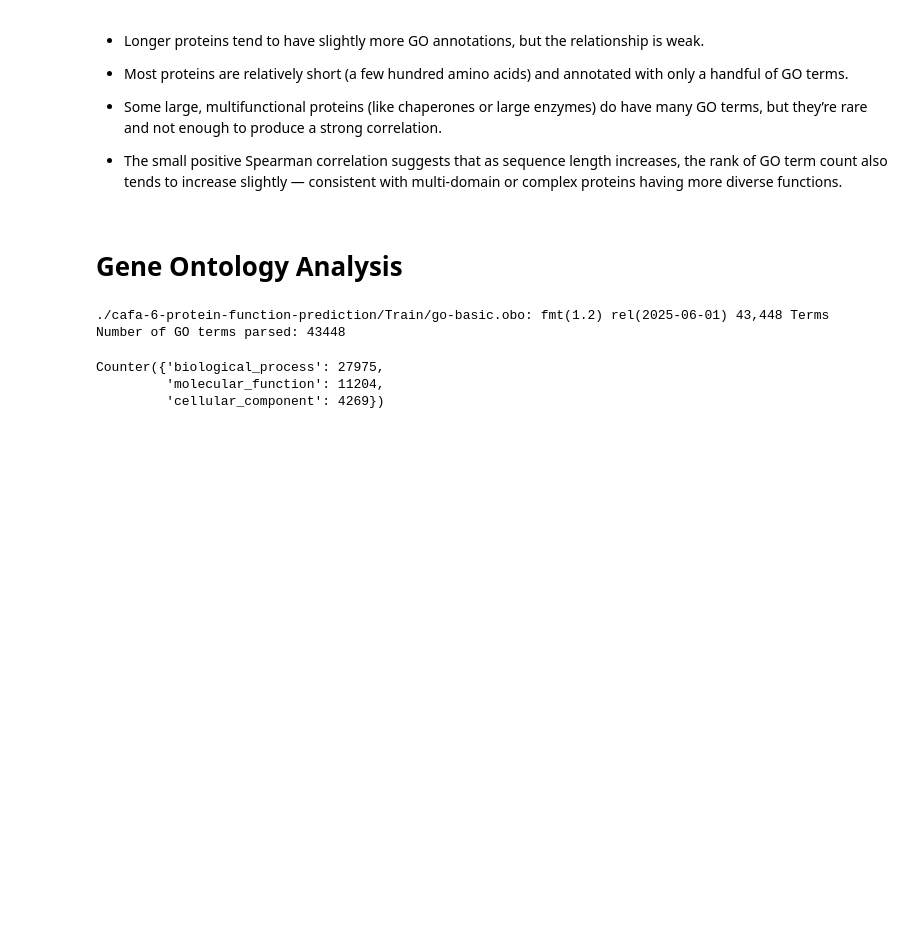
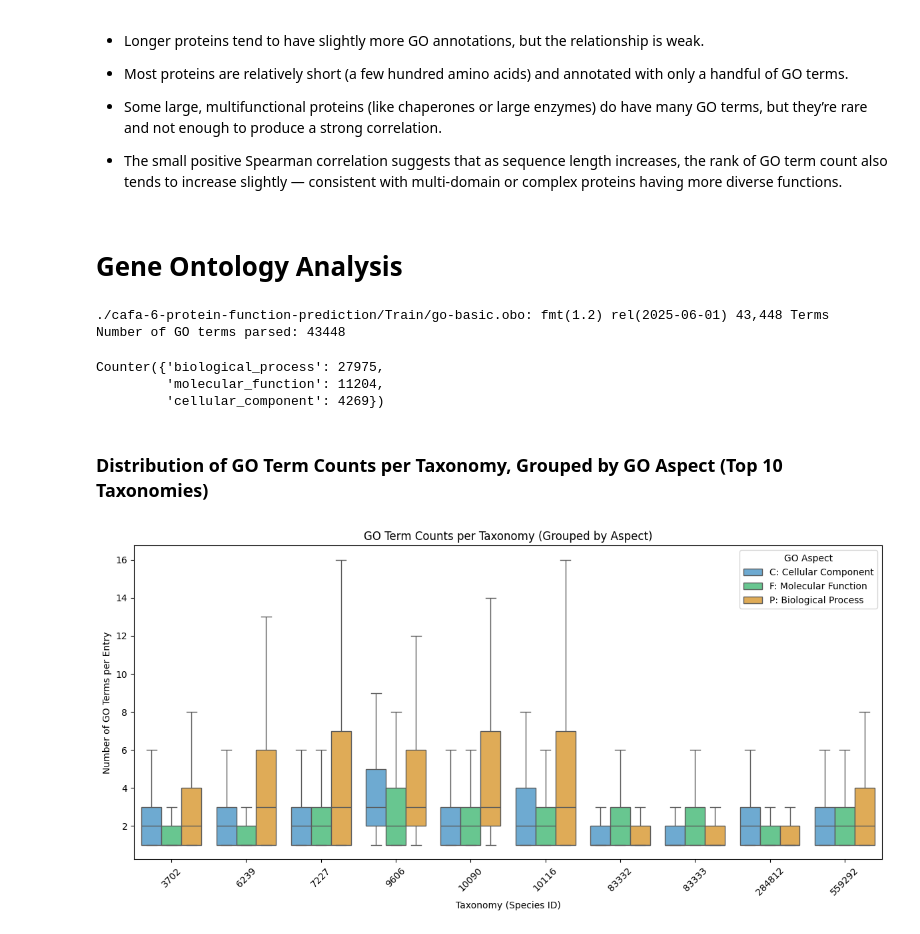
Before and after one commit to cerealhugger/cafa6-protein-function-analysis, a Jupyter notebook: data_analysis.ipynb, the cells around one changed output. Cells and saved outputs as stored; diff of their text form; code cells hidden in the pictures; blank space fills up the shorter version.

Commit message:
Finish the box plot, distribution of GO Term Counts per Taxonomy. (Top 10 Taxonomies)

```diff
--- a/data_analysis.ipynb
+++ b/data_analysis.ipynb
@@ -322,3 +322,57 @@ aspect_counts
 Counter({'biological_process': 27975,
          'molecular_function': 11204,
          'cellular_component': 4269})
+# %% [markdown]
+### Distribution of GO Term Counts per Taxonomy, Grouped by GO Aspect (Top 10 Taxonomies)
+# %%
+# Count number of unique GO terms per Entry, grouped by aspect
+# This calculates how many GO terms each protein has in each aspect type (C, F, P)
+go_counts_aspect = train_terms.groupby(['EntryID', 'aspect'])['term'].nunique().reset_index()
+go_counts_aspect.rename(columns={'term': 'GO_count'}, inplace=True)
+
+# Merge with taxonomy information to know which species each protein belongs to
+merged_df_aspect = pd.merge(go_counts_aspect, train_taxonomy, on='EntryID', how='left')
+
+# Focus on the top 10 most common taxonomies (to keep the plot readable)
+top_taxa = merged_df_aspect['Taxon'].value_counts().nlargest(10).index
+subset = merged_df_aspect[merged_df_aspect['Taxon'].isin(top_taxa)]
+
+# Define custom color palette for each GO aspect
+# You can adjust the hex codes if you prefer different colors
+custom_palette = {
+    'C': '#5DADE2',   # Blue  → Cellular Component
+    'F': '#58D68D',   # Green → Molecular Function
+    'P': '#F5B041'    # Orange → Biological Process
+}
+
+# Create a grouped box plot
+plt.figure(figsize=(12, 6))
+sns.boxplot(
+    data=subset,
+    x='Taxon',
+    y='GO_count',
+    hue='aspect',
+    hue_order=['C', 'F', 'P'],      # ensure consistent color order
+    showfliers=False,               # hide outliers for cleaner view
+    palette=custom_palette          # apply custom colors
+)
+
+# Fix legend colors and labels (must be called AFTER plotting)
+handles, labels = plt.gca().get_legend_handles_labels()
+plt.legend(
+    handles,
+    ['C: Cellular Component', 'F: Molecular Function', 'P: Biological Process'],
+    title='GO Aspect'
+)
+
+# Improve plot readability
+plt.xticks(rotation=45)
+plt.xlabel('Taxonomy (Species ID)')
+plt.ylabel('Number of GO Terms per Entry')
+plt.title('GO Term Counts per Taxonomy (Grouped by Aspect)')
+plt.tight_layout()
+
+# Show the plot
+plt.show()
+# %% [output]
+[figure, added]
```
